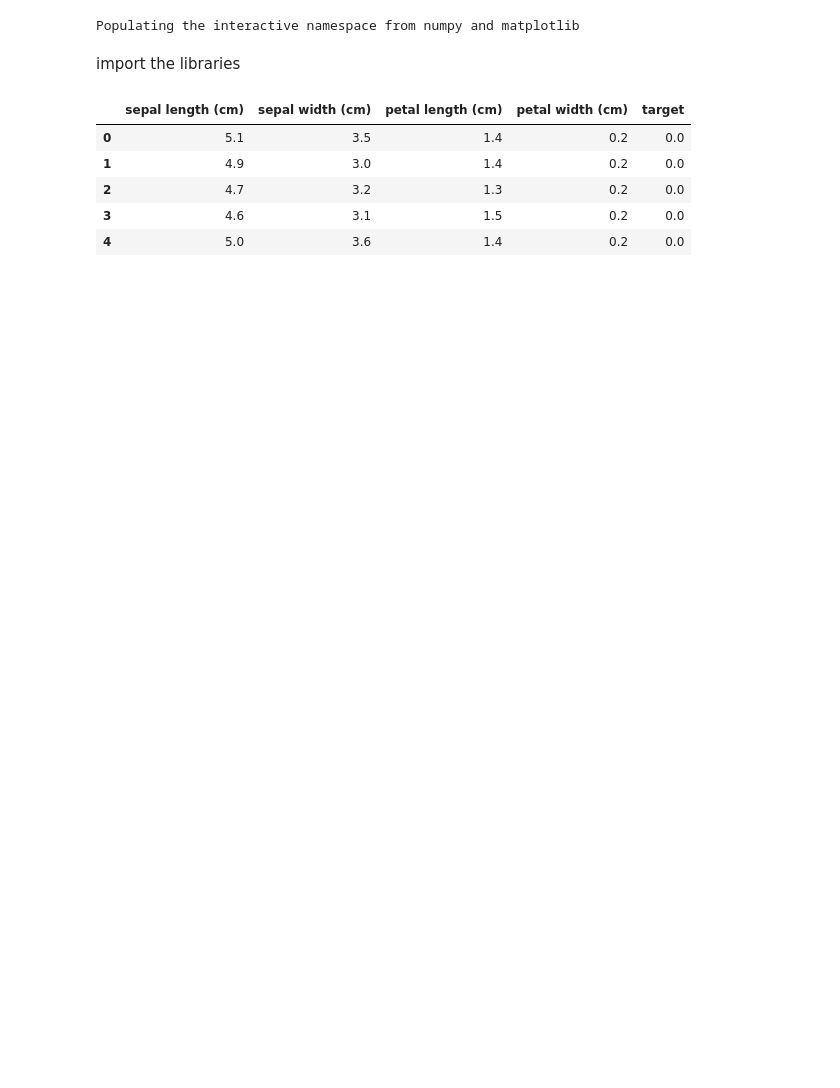
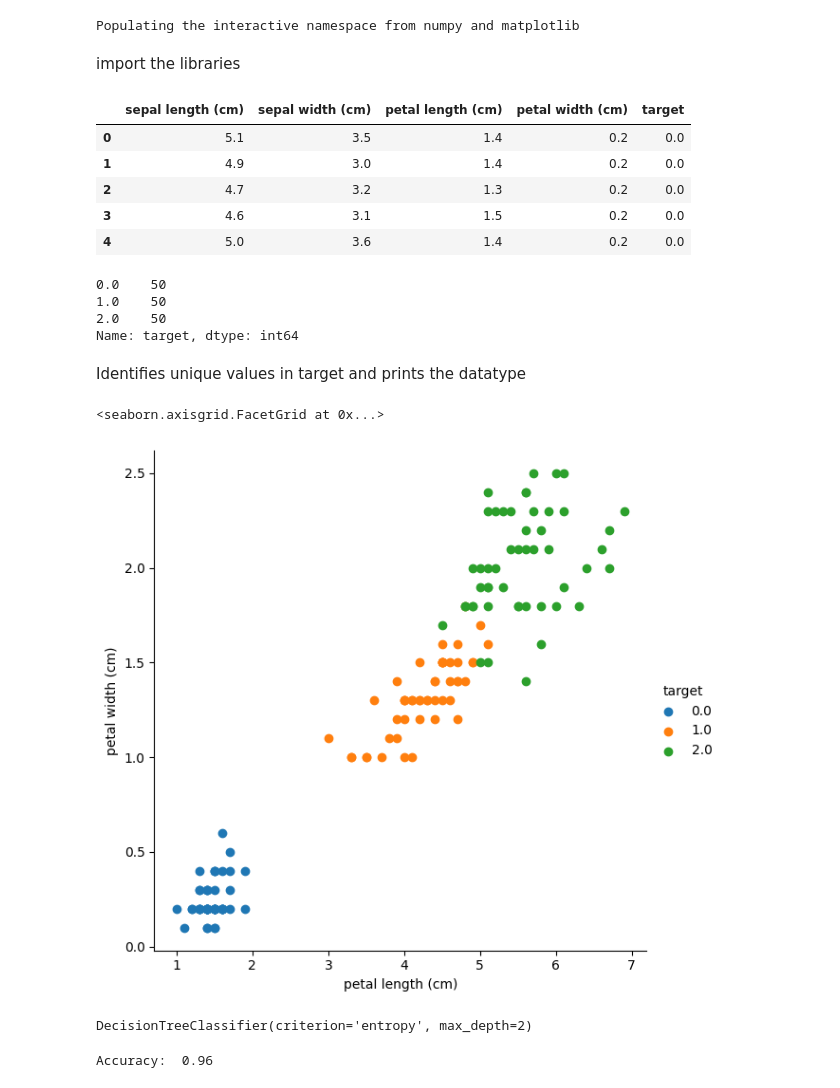
Before and after one commit to JoysgitHub/AI-COLLAB, a Jupyter notebook: iris_dataset_decision_tree.ipynb, the cells around one changed output. Cells and saved outputs as stored; diff of their text form; code cells hidden in the pictures; blank space fills up the shorter version.

```diff
--- a/iris_dataset_decision_tree.ipynb
+++ b/iris_dataset_decision_tree.ipynb
@@ -32,3 +32,40 @@ df.head()
 | 2 | 4.7 | 3.2 | 1.3 | 0.2 | 0.0 |
 | 3 | 4.6 | 3.1 | 1.5 | 0.2 | 0.0 |
 | 4 | 5.0 | 3.6 | 1.4 | 0.2 | 0.0 |
+# %%
+#Select the target column from the dataframe
+#use pandas method to count unique values in target
+
+df["target"].value_counts()
+# %% [output]
+0.0    50
+1.0    50
+2.0    50
+Name: target, dtype: int64
+# %% [markdown]
+Identifies unique values in target and prints the datatype
+# %%
+# Create a scatter plot graph using  Seaborns facetGrid function.
+# Plot the petal length to petal width for each category in target column. use .add_legend to add colour to each unique value
+
+sns.FacetGrid(df, hue="target",height=6).map(plt.scatter, "petal length (cm)", "petal width (cm)").add_legend()
+# %% [output]
+<seaborn.axisgrid.FacetGrid at 0x...>
+[figure, added]
+# %%
+# Initialize a DecisionTreeClassifier object with specific parameters
+model = DecisionTreeClassifier(criterion="entropy", max_depth=2)
+
+# Train the decision tree classifier on the Iris dataset
+model.fit(iris.data, iris.target)
+
+# Print out the details of the trained decision tree classifier
+print(model)
+# %% [output]
+DecisionTreeClassifier(criterion='entropy', max_depth=2)
+# %%
+# Calculate the accuracy score of trained model on dataset
+accuracy = model.score(iris.data, iris.target)
+print("Accuracy: ", accuracy)
+# %% [output]
+Accuracy:  0.96
```
Also changed, not shown: parts of 1 cell of this notebook.
